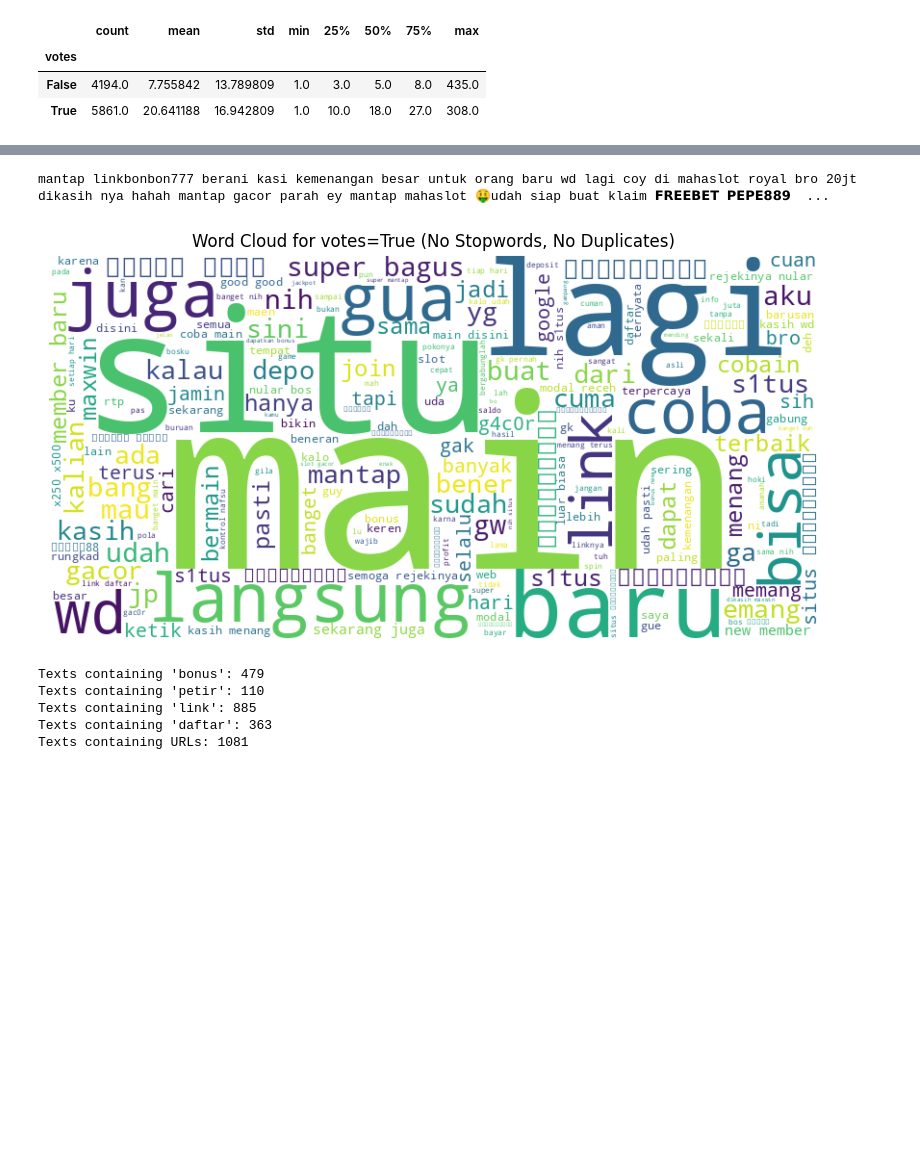
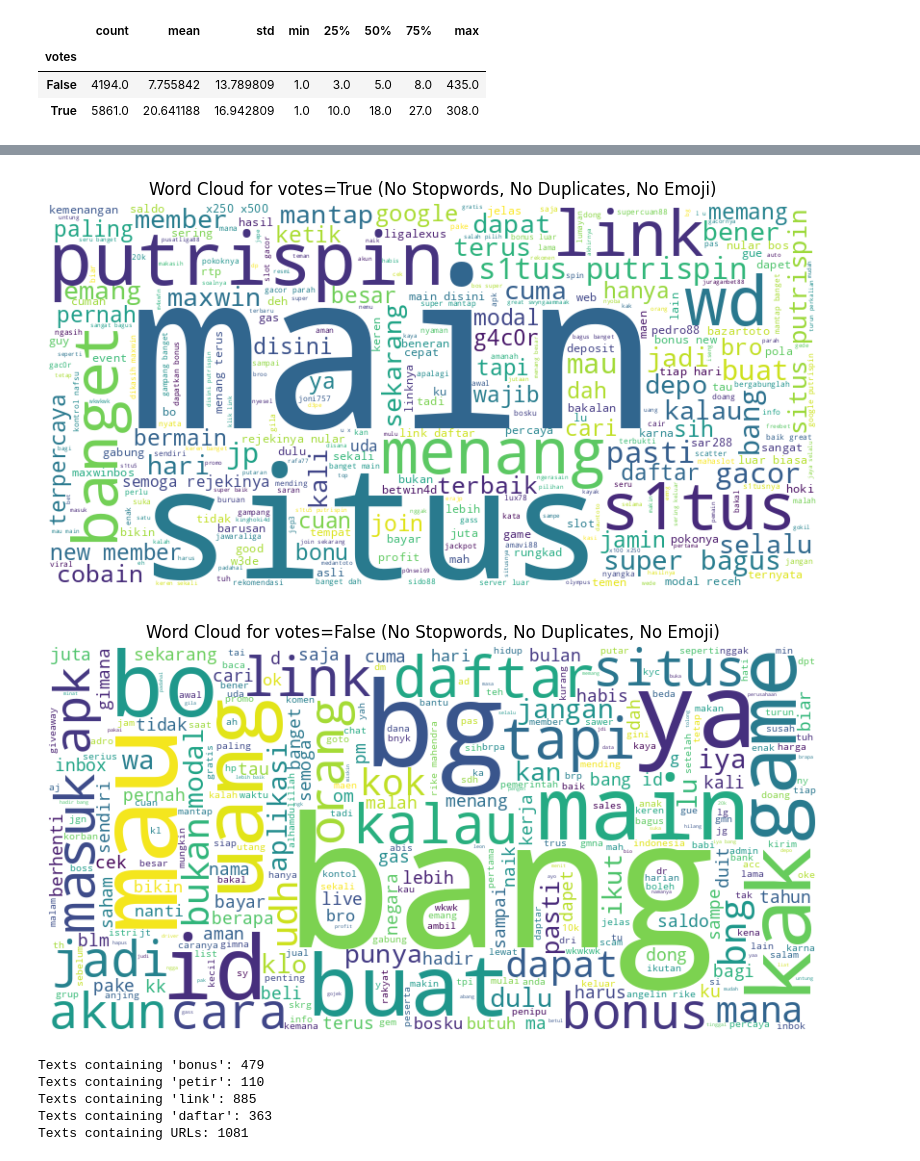
Before and after one commit to M4RV3L24/Online-Gambling-Detection-using-IndoBERTweet, a Jupyter notebook: Preprocessing/data_analysis.ipynb, the cells around one changed output, grey strips where cells are left out. Saved outputs shown, nothing was run; the diff lists cells and outputs as text; code cells hidden in the pictures; blank space fills up the shorter version.

Commit message:
remove punctuation, emote, and use unidecode for text

```diff
--- a/Preprocessing/data_analysis.ipynb
+++ b/Preprocessing/data_analysis.ipynb
@@ -67,7 +95,7 @@ from wordcloud import STOPWORDS
 import pandas as pd
 import string
 custom_stopwords = set(STOPWORDS)
-custom_stopwords.update(['yang', 'dan', 'di', 'ke', 'untuk', 'dengan', 'atau', 'ini', 'itu', 'nya', 'aja'])
+custom_stopwords.update(stopwords)
 def get_top_words_table(texts, n=50):
     # Remove punctuation and lowercase
     def clean_text(text):
@@ -105,28 +133,57 @@ Top words for votes=True:
 # %%
-# Word cloud for each label (excluding stopwords and removing duplicates)
+# Word cloud for each label (excluding stopwords, removing duplicates, and removing emoji/emote)
 from wordcloud import STOPWORDS
 custom_stopwords = set(STOPWORDS)
 # Optionally add more stopwords relevant to your context
-custom_stopwords.update(['yang', 'dan', 'di', 'ke', 'untuk', 'dengan', 'atau', 'ini', 'itu', 'nya', 'aja'])
+custom_stopwords.update(stopwords)
 import string
+import re
+
+from unidecode import unidecode
+
+def normalize_text(text):
+    # Convert to ASCII, remove unsupported formatting
+    return unidecode(str(text))
+def remove_emoji(text):
+    emoji_pattern = re.compile("["
+        u"\U0001F600-\U0001F64F"  # emoticons
+        u"\U0001F300-\U0001F5FF"  # symbols & pictographs
+        u"\U0001F680-\U0001F6FF"  # transport & map symbols
+        u"\U0001F1E0-\U0001F1FF"  # flags (iOS)
+        u"\U00002500-\U00002BEF"  # chinese char
+        u"\U00002702-\U000027B0"
+        u"\U00002702-\U000027B0"
+        u"\U000024C2-\U0001F251"
+        u"\U0001f926-\U0001f937"
+        u"\U00010000-\U0010ffff"
+        u"\u2640-\u2642"
+        u"\u2600-\u2B55"
+        u"\u200d"
+        u"\u23cf"
+        u"\u23e9"
+        u"\u231a"
+        u"\ufe0f"  # dingbats
+        u"\u3030"
+    "]+", flags=re.UNICODE)
+    return emoji_pattern.sub(r'', text)
 def preprocess_text(text):
-    # Lowercase, remove punctuation, split, remove duplicates, join back
-    words = str(text).lower().translate(str.maketrans('', '', string.punctuation)).split()
+    # Remove emoji, lowercase, remove punctuation, split, remove duplicates, join back
+    text = remove_emoji(str(text))
+    words = text.lower().translate(str.maketrans('', '', string.punctuation)).split()
     unique_words = list(dict.fromkeys(words))
     return ' '.join(unique_words)
-for label in [True]:
-    texts = df[df['votes']==label]['text'].dropna().astype(str).apply(preprocess_text)
+for label in [True, False]:
+    texts = df[df['votes']==label]['text'].dropna().astype(str).apply(normalize_text).apply(preprocess_text)
     all_text = ' '.join(texts)
-    # print(all_text)
-    wordcloud = WordCloud(width=800, height=400, background_color='white', stopwords=custom_stopwords).generate(all_text)
+    wordcloud = WordCloud(width=800, height=400, background_color='white', stopwords=custom_stopwords, max_words=300).generate(all_text)
     plt.figure(figsize=(10,5))
     plt.imshow(wordcloud, interpolation='bilinear')
     plt.axis('off')
-    plt.title(f'Word Cloud for votes={label} (No Stopwords, No Duplicates)')
+    plt.title(f'Word Cloud for votes={label} (No Stopwords, No Duplicates, No Emoji)')
     plt.show()
 # %% [output]
-mantap linkbonbon777 berani kasi kemenangan besar untuk orang baru wd lagi coy di mahaslot royal bro 20jt dikasih nya hahah mantap gacor parah ey mantap mahaslot 🤑udah siap buat klaim 𝗙𝗥𝗘𝗘𝗕𝗘𝗧 𝗣𝗘𝗣𝗘𝟴𝟴𝟵  ...
-[figure, old version]
+[figure, new version]
+[figure, added]
 # %%
 # Keyword and URL analysis
 keywords = ['bonus', 'petir', 'link', 'daftar']
```
Also changed, not shown: parts of 3 cells of this notebook.
